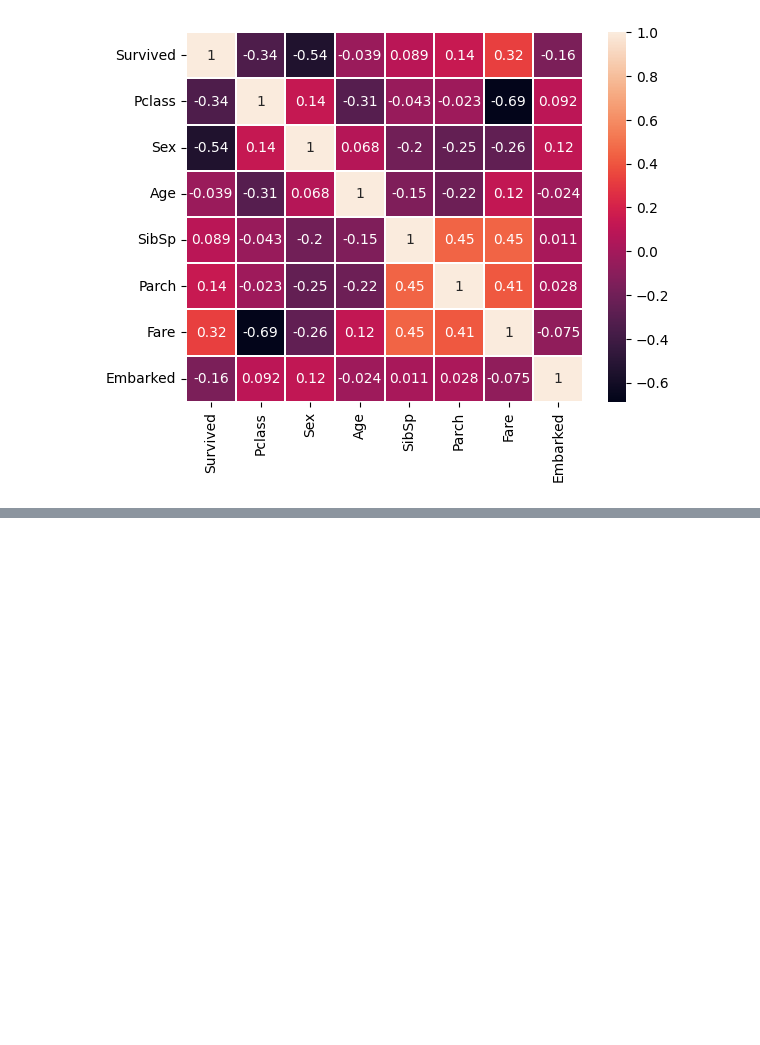
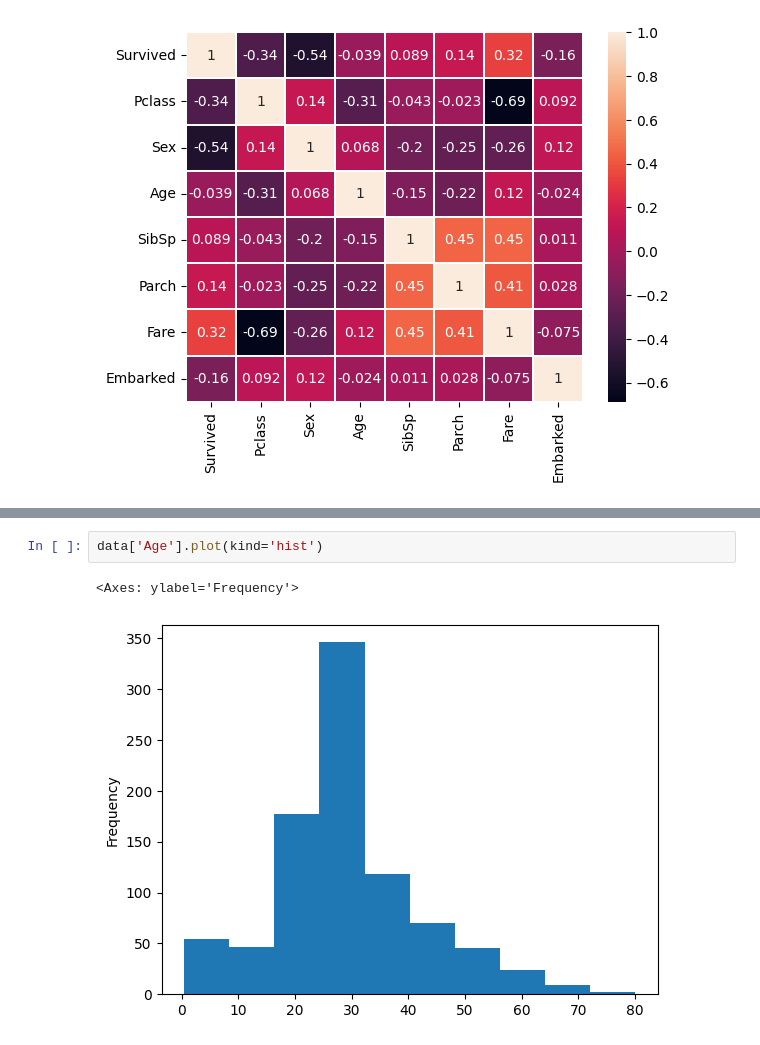
Before and after one commit to haram4th/fintech_pm_data_science, a Jupyter notebook: 06machine_learning/04데이터전처리연습-titanic데이터.ipynb, the cells around one changed output, grey strips where cells are left out. Drawn from its saved outputs; the diff is of its cells as text; blank space fills up the shorter version.

```diff
--- a/06machine_learning/04데이터전처리연습-titanic데이터.ipynb
+++ b/06machine_learning/04데이터전처리연습-titanic데이터.ipynb
@@ -1830,0 +1895,5 @@ sns.heatmap(data_corr2, annot=True, linewidths=0.2 )
+# %%
+data['Age'].plot(kind='hist')
+# %% [output]
+<Axes: ylabel='Frequency'>
+[figure, added]
```
Also changed, not shown: parts of 74 cells of this notebook.
